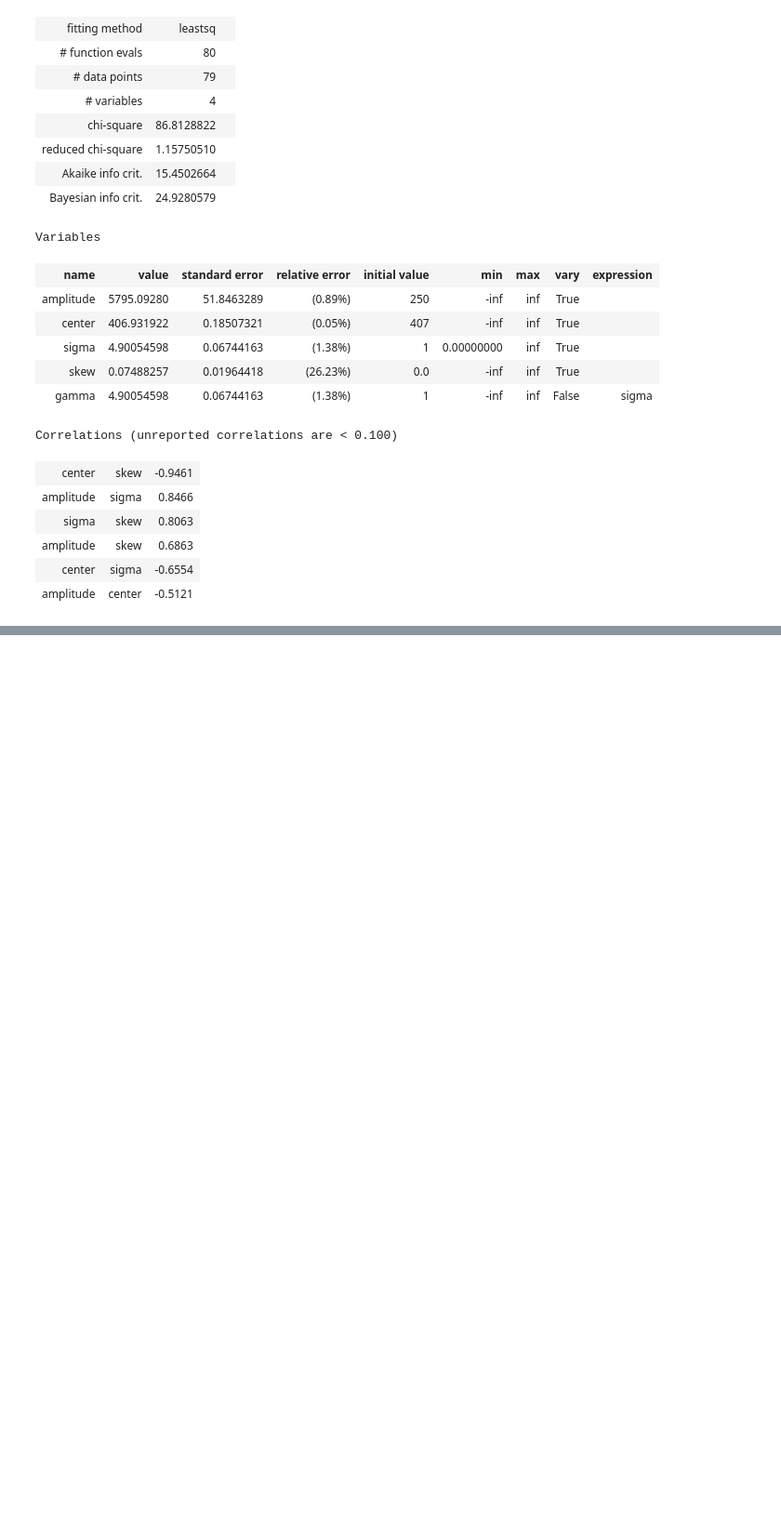
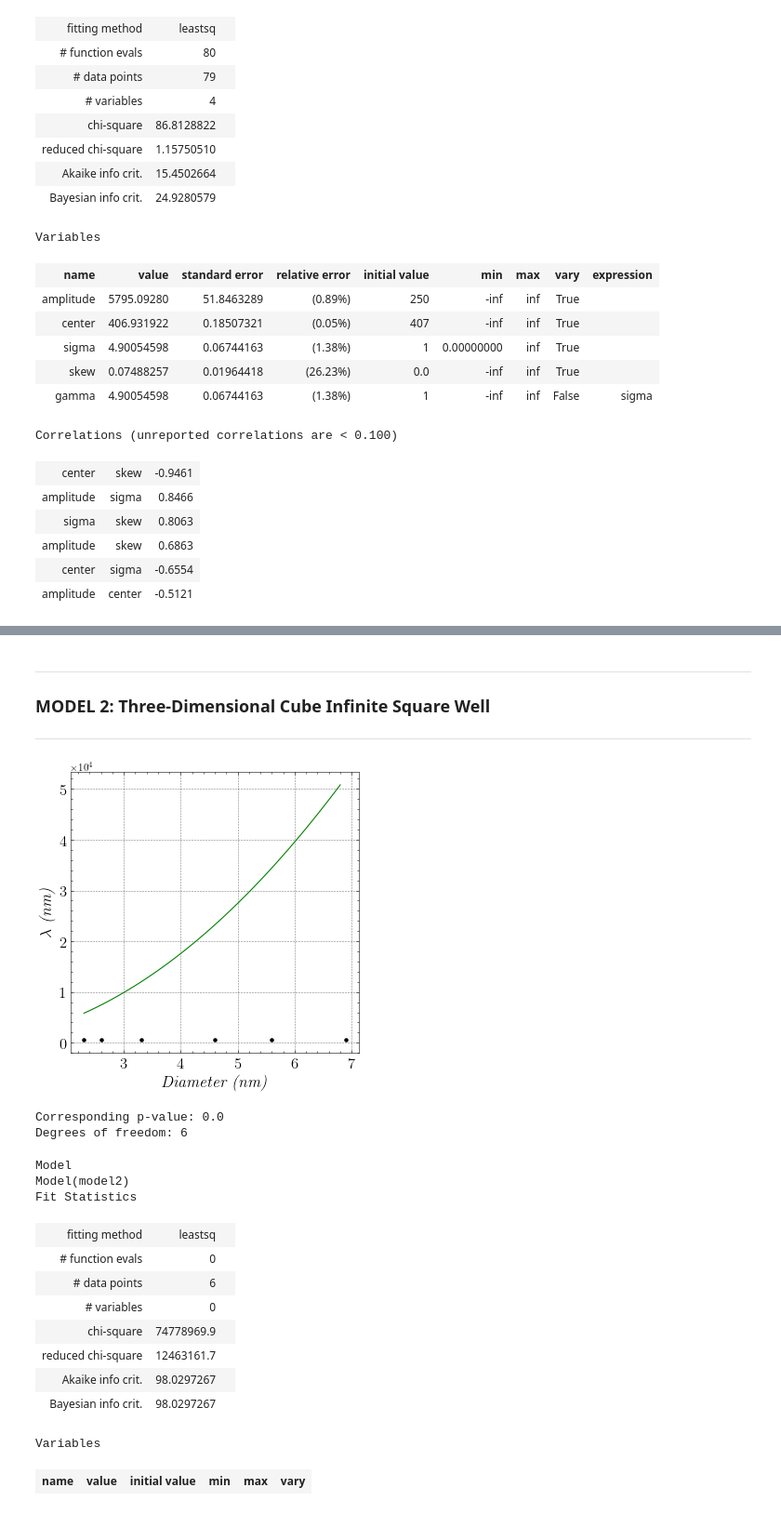
Before and after one commit to rvizarreta/AdvancedLab, a Jupyter notebook: 1. Quantum Dots/Lab.ipynb, the cells around one changed output, grey strips where cells are left out. Shown: that part at 93% size. Saved outputs shown, nothing was run; the diff lists cells and outputs as text; code cells hidden in the pictures; blank space fills up the shorter version.

```diff
--- a/1. Quantum Dots/Lab.ipynb
+++ b/1. Quantum Dots/Lab.ipynb
@@ -552,0 +746,24 @@ Correlations (unreported correlations are < 0.100)
+# %% [markdown]
+-----------------------------------------
+### MODEL 2: Three-Dimensional Cube Infinite Square Well
+-----------------------------------------
+# %%
+result = LMFIT(diameters, result_lambda[:-1,0], 0, result_lambda[:-1,1],'green', 'Diameter (nm)', r'$\lambda$ (nm)', model2)
+result
+# %% [output]
+[figure, added]
+Corresponding p-value: 0.0
+Degrees of freedom: 6
+Model
+Model(model2)
+Fit Statistics
+| fitting method | leastsq |  |
+| # function evals | 0 |  |
+| # data points | 6 |  |
+| # variables | 0 |  |
+| chi-square | 74778969.9 |  |
+| reduced chi-square | 12463161.7 |  |
+| Akaike info crit. | 98.0297267 |  |
+| Bayesian info crit. | 98.0297267 |  |
+Variables
+| name | value | initial value | min | max | vary |
```
Also changed, not shown: parts of 28 cells of this notebook, 1 other file.
